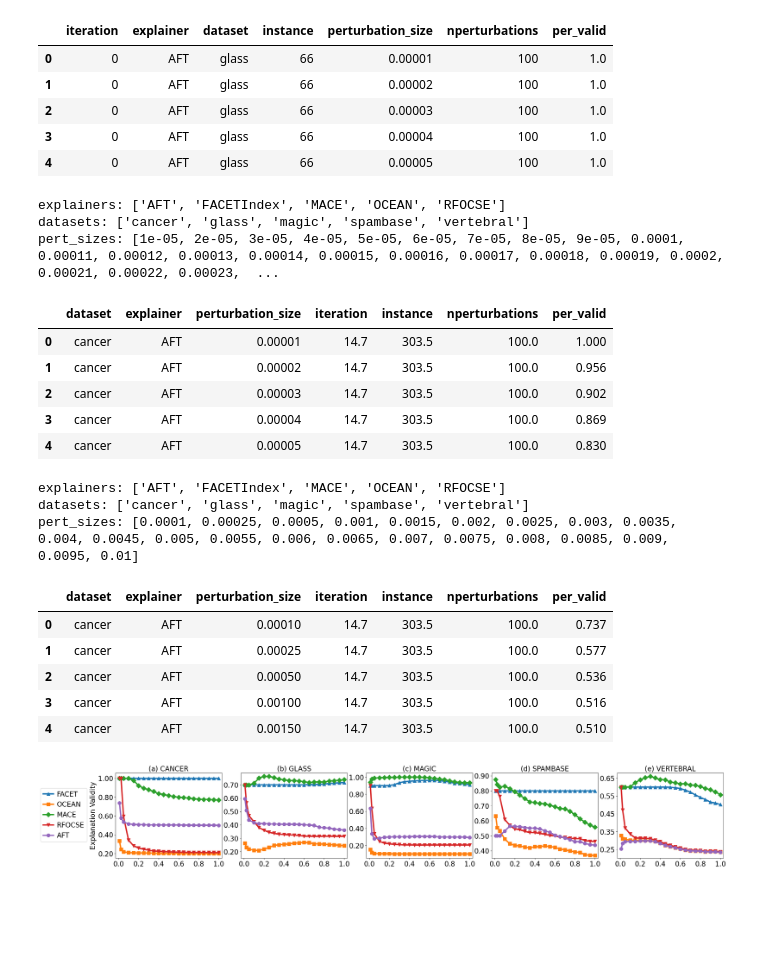
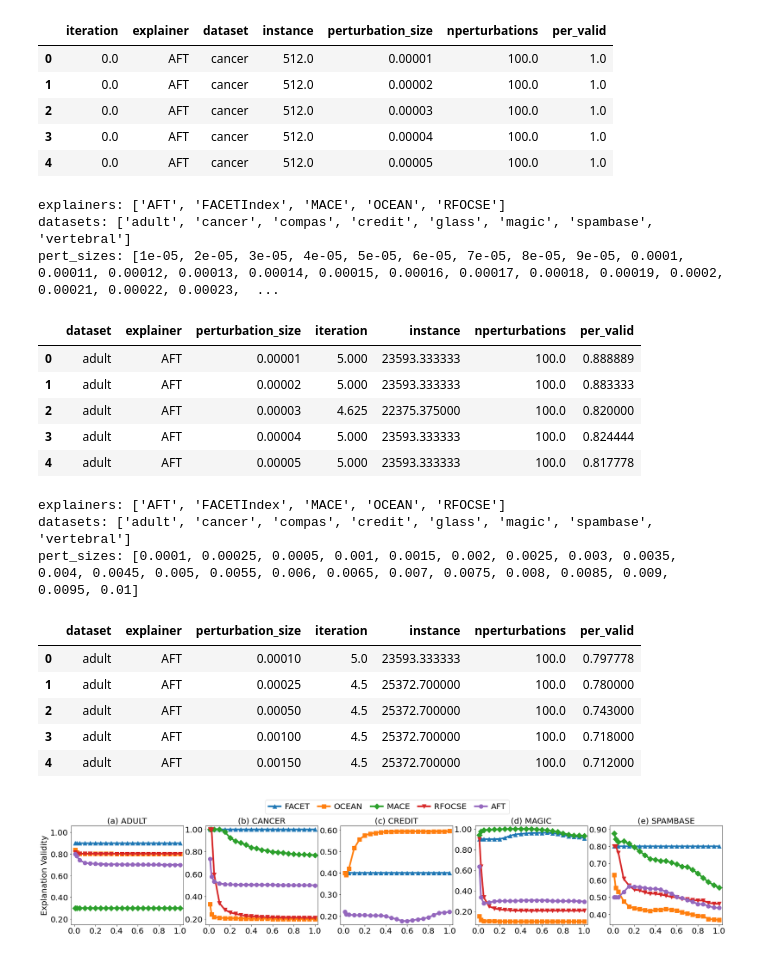
Before and after one commit to PeterVanNostrand/FACET, a Jupyter notebook: figures/pertubation_robustness.ipynb, the cells around one changed output. Saved outputs shown, nothing was run; the diff lists cells and outputs as text; code cells hidden in the pictures; blank space fills up the shorter version.

Commit message:
Figure notebook updates

```diff
--- a/figures/pertubation_robustness.ipynb
+++ b/figures/pertubation_robustness.ipynb
@@ -7,7 +7,7 @@ Experiment results files needed: Perturb
 Results used in the paper are provided in "../results/final" if generating new results run each experiment and update the results paths below
 '''
 # path to each result file
-results_path = "../results/final/perturbations.csv"
+results_path = "../results/final_revision/perturbations.csv"
 
 # path to output the figure
 export_figures = True
@@ -24,9 +24,9 @@ import numpy as np
 import pandas as pd
 
 sys.path.append(os.path.abspath("../"))
-from dataset import DS_NAMES
-from utilities.figure_tools import (get_latest_results_directory, load_results,
-                                    make_fig_directory)
+#from dataset import DS_NAMES
+#from utilities.figure_tools import (get_latest_results_directory, load_results,
+#                                   make_fig_directory)
 
 cmap = plt.get_cmap("Set1")
 colors = cmap.colors
@@ -37,11 +37,11 @@ df = pd.read_csv(results_path)
 df.head()
 # %% [output]
 |  | iteration | explainer | dataset | instance | perturbation_size | nperturbations | per_valid |
-| 0 | 0 | AFT | glass | 66 | 0.00001 | 100 | 1.0 |
-| 1 | 0 | AFT | glass | 66 | 0.00002 | 100 | 1.0 |
-| 2 | 0 | AFT | glass | 66 | 0.00003 | 100 | 1.0 |
-| 3 | 0 | AFT | glass | 66 | 0.00004 | 100 | 1.0 |
-| 4 | 0 | AFT | glass | 66 | 0.00005 | 100 | 1.0 |
+| 0 | 0.0 | AFT | cancer | 512.0 | 0.00001 | 100.0 | 1.0 |
+| 1 | 0.0 | AFT | cancer | 512.0 | 0.00002 | 100.0 | 1.0 |
+| 2 | 0.0 | AFT | cancer | 512.0 | 0.00003 | 100.0 | 1.0 |
+| 3 | 0.0 | AFT | cancer | 512.0 | 0.00004 | 100.0 | 1.0 |
+| 4 | 0.0 | AFT | cancer | 512.0 | 0.00005 | 100.0 | 1.0 |
 # %%
 all_results = df.groupby(["dataset", "explainer", "perturbation_size"], as_index=False).mean()
 print("explainers:", list(all_results["explainer"].unique()))
@@ -50,13 +50,13 @@ print("pert_sizes:", list(all_results["perturbation_size"].unique()))
 all_results.head()
 # %% [output]
 explainers: ['AFT', 'FACETIndex', 'MACE', 'OCEAN', 'RFOCSE']
-datasets: ['cancer', 'glass', 'magic', 'spambase', 'vertebral']
+datasets: ['adult', 'cancer', 'compas', 'credit', 'glass', 'magic', 'spambase', 'vertebral']
 pert_sizes: [1e-05, 2e-05, 3e-05, 4e-05, 5e-05, 6e-05, 7e-05, 8e-05, 9e-05, 0.0001, 0.00011, 0.00012, 0.00013, 0.00014, 0.00015, 0.00016, 0.00017, 0.00018, 0.00019, 0.0002, 0.00021, 0.00022, 0.00023,  ...
 |  | dataset | explainer | perturbation_size | iteration | instance | nperturbations | per_valid |
-| 0 | cancer | AFT | 0.00001 | 14.7 | 303.5 | 100.0 | 1.000 |
-| 1 | cancer | AFT | 0.00002 | 14.7 | 303.5 | 100.0 | 0.956 |
-| 2 | cancer | AFT | 0.00003 | 14.7 | 303.5 | 100.0 | 0.902 |
-| 3 | cancer | AFT | 0.00004 | 14.7 | 303.5 | 100.0 | 0.869 |
-| 4 | cancer | AFT | 0.00005 | 14.7 | 303.5 | 100.0 | 0.830 |
+| 0 | adult | AFT | 0.00001 | 5.000 | 23593.333333 | 100.0 | 0.888889 |
+| 1 | adult | AFT | 0.00002 | 5.000 | 23593.333333 | 100.0 | 0.883333 |
+| 2 | adult | AFT | 0.00003 | 4.625 | 22375.375000 | 100.0 | 0.820000 |
+| 3 | adult | AFT | 0.00004 | 5.000 | 23593.333333 | 100.0 | 0.824444 |
+| 4 | adult | AFT | 0.00005 | 5.000 | 23593.333333 | 100.0 | 0.817778 |
 # %%
 # drop some values for clarity
@@ -70,12 +70,12 @@ print("pert_sizes:", list(all_results["perturbation_size"].unique()))
 all_results.head()
 # %% [output]
 explainers: ['AFT', 'FACETIndex', 'MACE', 'OCEAN', 'RFOCSE']
-datasets: ['cancer', 'glass', 'magic', 'spambase', 'vertebral']
+datasets: ['adult', 'cancer', 'compas', 'credit', 'glass', 'magic', 'spambase', 'vertebral']
 pert_sizes: [0.0001, 0.00025, 0.0005, 0.001, 0.0015, 0.002, 0.0025, 0.003, 0.0035, 0.004, 0.0045, 0.005, 0.0055, 0.006, 0.0065, 0.007, 0.0075, 0.008, 0.0085, 0.009, 0.0095, 0.01]
 |  | dataset | explainer | perturbation_size | iteration | instance | nperturbations | per_valid |
-| 0 | cancer | AFT | 0.00010 | 14.7 | 303.5 | 100.0 | 0.737 |
-| 1 | cancer | AFT | 0.00025 | 14.7 | 303.5 | 100.0 | 0.577 |
-| 2 | cancer | AFT | 0.00050 | 14.7 | 303.5 | 100.0 | 0.536 |
-| 3 | cancer | AFT | 0.00100 | 14.7 | 303.5 | 100.0 | 0.516 |
-| 4 | cancer | AFT | 0.00150 | 14.7 | 303.5 | 100.0 | 0.510 |
+| 0 | adult | AFT | 0.00010 | 5.0 | 23593.333333 | 100.0 | 0.797778 |
+| 1 | adult | AFT | 0.00025 | 4.5 | 25372.700000 | 100.0 | 0.780000 |
+| 2 | adult | AFT | 0.00050 | 4.5 | 25372.700000 | 100.0 | 0.743000 |
+| 3 | adult | AFT | 0.00100 | 4.5 | 25372.700000 | 100.0 | 0.718000 |
+| 4 | adult | AFT | 0.00150 | 4.5 | 25372.700000 | 100.0 | 0.712000 |
 # %%
@@ -126,11 +139,21 @@ for expl in all_explainers:
         explainers.append(expl)
 # %%
 plot_fontsize = 20
+figure_widths = [10, 12, 8]
+
 def render_plot_ax(xfeature, yfeature, xlabel, ylabel, title, save_name=None, xrange=None, yrange=None, xlog=False, lloc=None, ylog=False, yticks_multi=None, yrange_multi=None, ytick_format="{:.2f}"):
 
-    datasets = all_results["dataset"].unique()
+    #datasets = all_results["dataset"].unique()
+    datasets = [dataset1, dataset2, dataset3, dataset4, dataset5]
+    #datasets = [dataset1, dataset2, dataset3]
     fig = plt.figure(figsize=[32, 4.5])
+    #fig = plt.figure(figsize=[20, 4.5])
     ax = fig.subplots(nrows=1, ncols=5, sharex="all")
+    #ax = fig.subplots(nrows=1, ncols=3, sharex="all")
+    fig.subplots_adjust(left=0.2)
+
+
+
     xticks = np.arange(0, 1.01, 0.2)
     yticks = np.arange(0.1, 1.01, 0.2)
     xtick_labels = ["{:.1f}".format(_) for _ in xticks]
@@ -162,14 +185,18 @@ def render_plot_ax(xfeature, yfeature, xlabel, ylabel, title, save_name=None, xr
 
     ax[0].set_ylabel("Explanation Validity", fontsize=plot_fontsize)
     lines, labels = ax[0].get_legend_handles_labels()
-    fig.subplots_adjust(wspace=0.18)
+    fig.subplots_adjust(wspace=0.2)
     legend_labels = [pretty_explainer_names[_] for _ in labels]
-    fig.legend(lines, legend_labels, loc="center left", bbox_to_anchor=(0.025, 0.5), handletextpad=0.5, columnspacing=1, handlelength=1.5, prop={"size": plot_fontsize})
-    fig.savefig(output_dir + save_name + fig_type, bbox_inches="tight")
+    fig.legend(lines, legend_labels, loc="upper center", bbox_to_anchor=(0.54, 1.11), handletextpad=0.5, columnspacing=1, handlelength=1.5, prop={"size": plot_fontsize}, ncol=len(legend_labels))
+    fig.savefig(output_dir + save_name + fig_type, bbox_inches="tight", facecolor='w')
 # %%
-yrange_multi = [[0.15, 1.058], [0.15, 0.79], [0.05, 1.05], [0.35, 0.92], [0.2, 0.68]]
-yticks_multi = [np.arange(0.2, 1.1, 0.2), np.arange(0.2, 0.9, 0.1), np.arange(0.2, 1.1, 0.2),
-                np.arange(0.4, 0.91, 0.1), np.arange(0.25, 0.7, 0.1)]
+# yrange_multi = [[0.15, 1.05], [0.15, .83], [0.20, .68], [0.05, 1.05], [0.35, .92]]
+# yticks_multi = [np.arange(0.2, 1.1, 0.2), np.arange(0.2, 1.1, 0.1), np.arange(.25, 1.1, 0.1), np.arange(0.2, 1.1, 0.2), np.arange(0.4, 0.91, 0.1)]
+
+yrange_multi = [[0.15, 1.058], [0.15, 1.03], [0.16, .62], [0.07, 1.03], [0.34, 0.92]]
+yticks_multi = [np.arange(0.2, 1.1, 0.2), np.arange(0.2, 1.3, 0.2), np.arange(0.2, 1.1, 0.1),
+                np.arange(0.2, 1.1, 0.2), np.arange(0.4, 0.93, 0.1)]
+
 render_plot_ax("perturbation_size", "per_valid", "Perturbation Size (% Space)", "Perturbed Validity", "Rate of Explanation Failure", save_name=fig_save_name, xrange=[-0.03, 1.03], yrange_multi=yrange_multi, yticks_multi=yticks_multi, ytick_format="{:.2f}")
 # %% [output]
-[figure, old version]
+[figure, new version]
```
Also changed, not shown: parts of 3 cells of this notebook, 5 other files.
